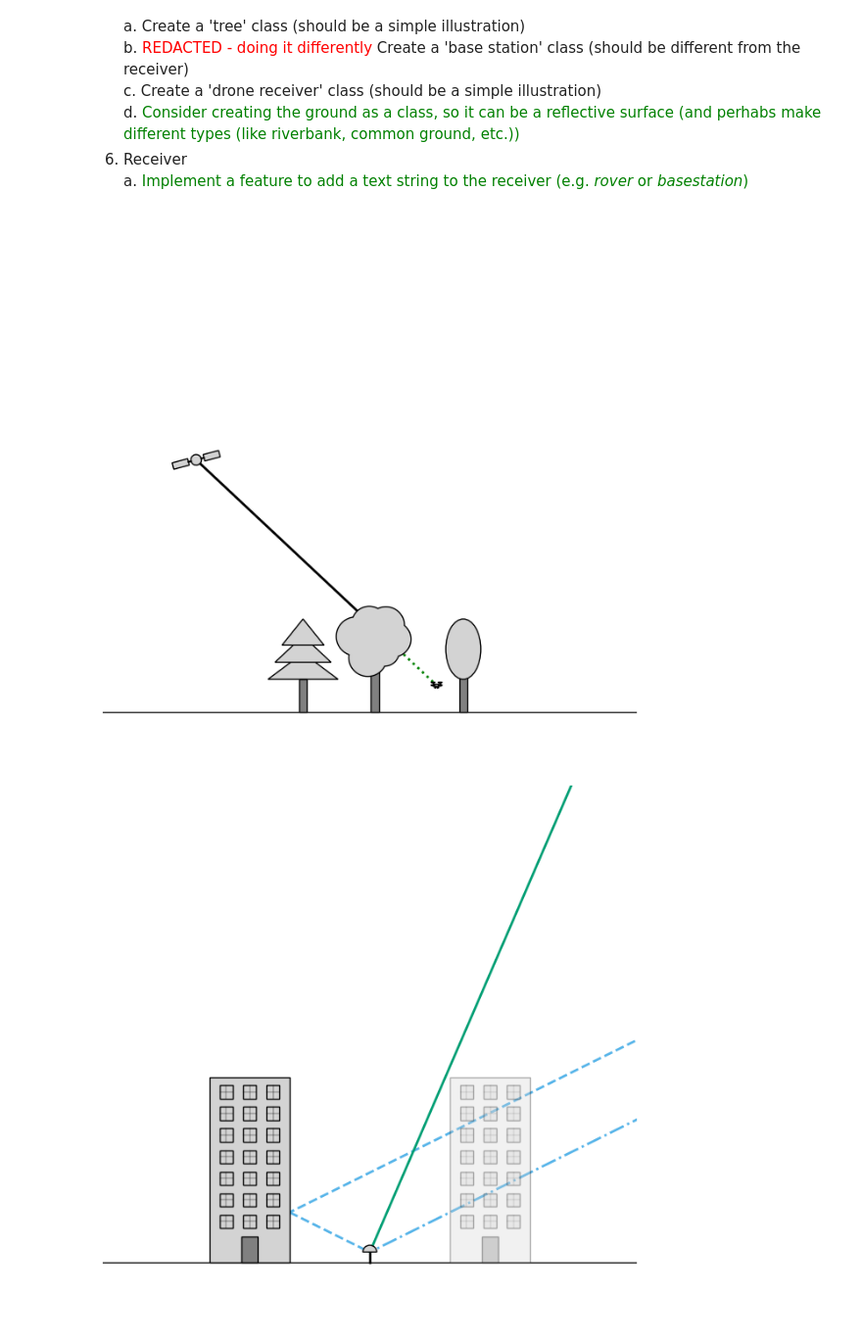
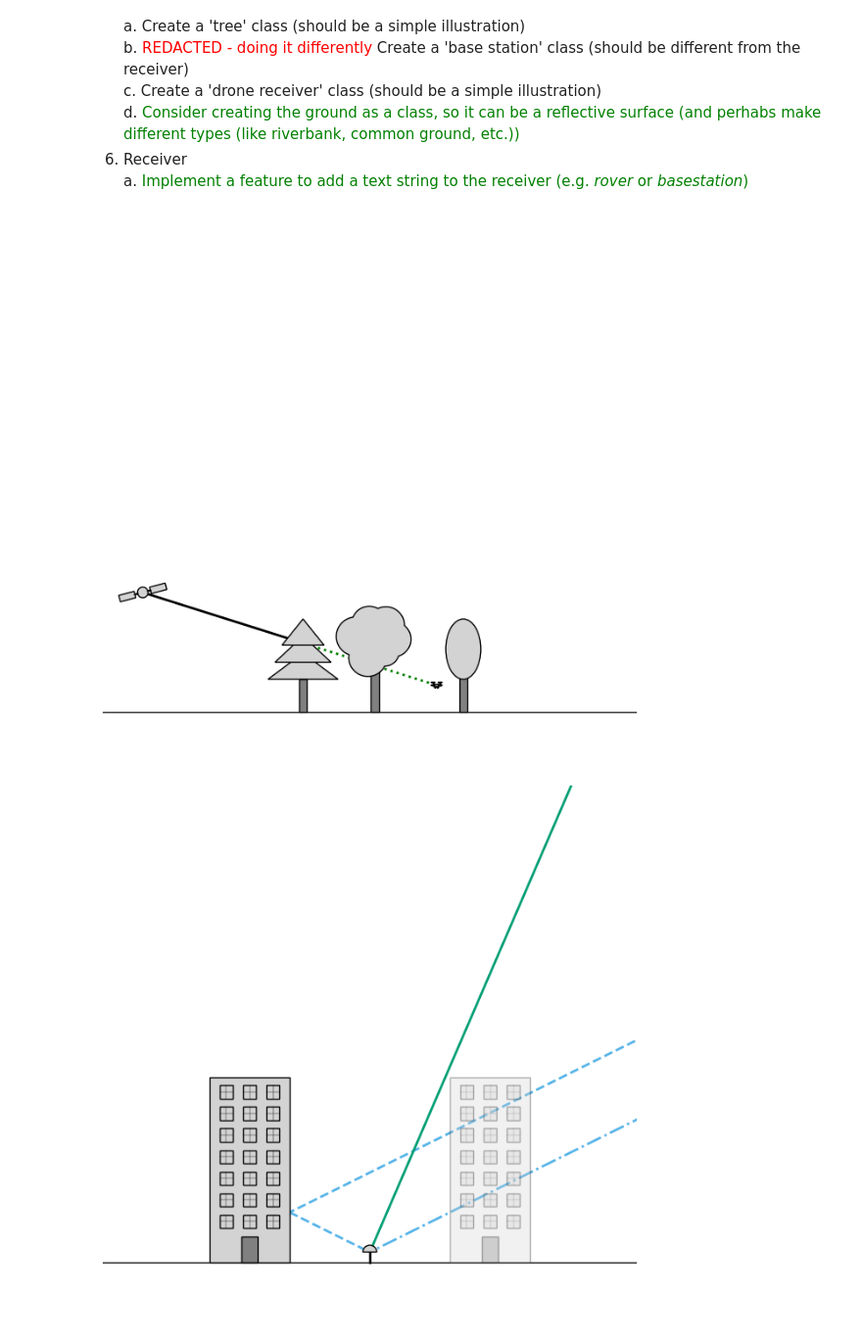
Before and after one commit to R0hero/gsi, a Jupyter notebook: example_scripts.ipynb, the cells around one changed output. Shown at 98% size. Cells and saved outputs as stored; diff of their text form; code cells hidden in the pictures.

Commit message:
feat: add illustration with attenuation by conifer tree

```diff
--- a/example_scripts.ipynb
+++ b/example_scripts.ipynb
@@ -33,36 +33,36 @@ from gsi import Receiver, Satellite, Blob, Ground, Building, Drone, Tree
 ground = Ground(height=5)
 
 deciduous_tree = Tree(position=(2, ground.height), height=40, treetype='Deciduous')
 conifer_tree = Tree(position=(-25, ground.height), height=35, treetype='Conifer')
 poplar_tree = Tree(position=(35, ground.height), height=35, treetype='Poplar')
 
-satellite = Satellite(position=(-65,100), rotation=15)
+satellite = Satellite(position=(-85,50), rotation=15)
 
 drone = Drone(position=(25,15))
 
 fixed_x_limits = (-100, 100)
 
 fig, ax = plt.subplots(figsize=(8,8))
 
 ground.plot(ax)
 satellite.plot(ax, scale=2)
 
 drone.plot(ax)
 
 deciduous_tree.plot(ax)
 conifer_tree.plot(ax)
 poplar_tree.plot(ax)
 
-satellite.draw_signal(ax, drone, deciduous_tree, linewidth=2, attenuated_linestyle=':', attenuated_color='green')
+satellite.draw_signal(ax, drone, conifer_tree, deciduous_tree, linewidth=2, attenuated_linestyle=':', attenuated_color='green')
 
 # static settings
 ax.set_xlim(fixed_x_limits)
 ax.set_ylim([-10, fixed_x_limits[1]-fixed_x_limits[0]-10])
 
 ax.axis('off')
 plt.tick_params(left = False, right = False, labelleft = False, labelbottom = False, bottom = False)
 # %% [output]
-[figure, old version]
+[figure, new version]
 # %%
 ground = Ground()
 
```
